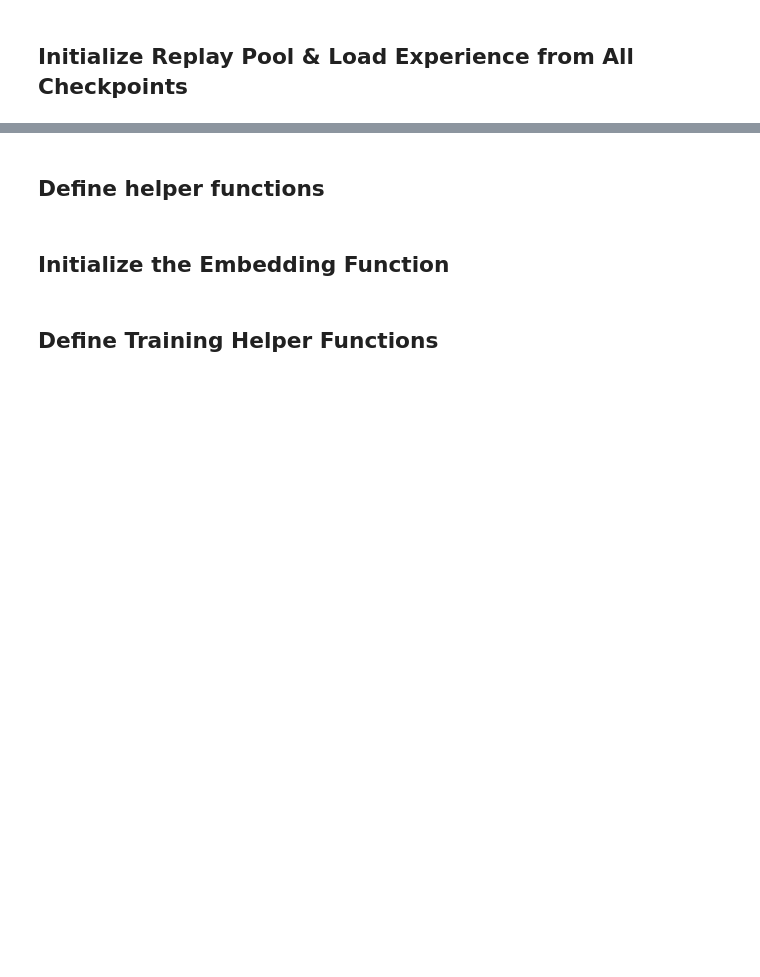
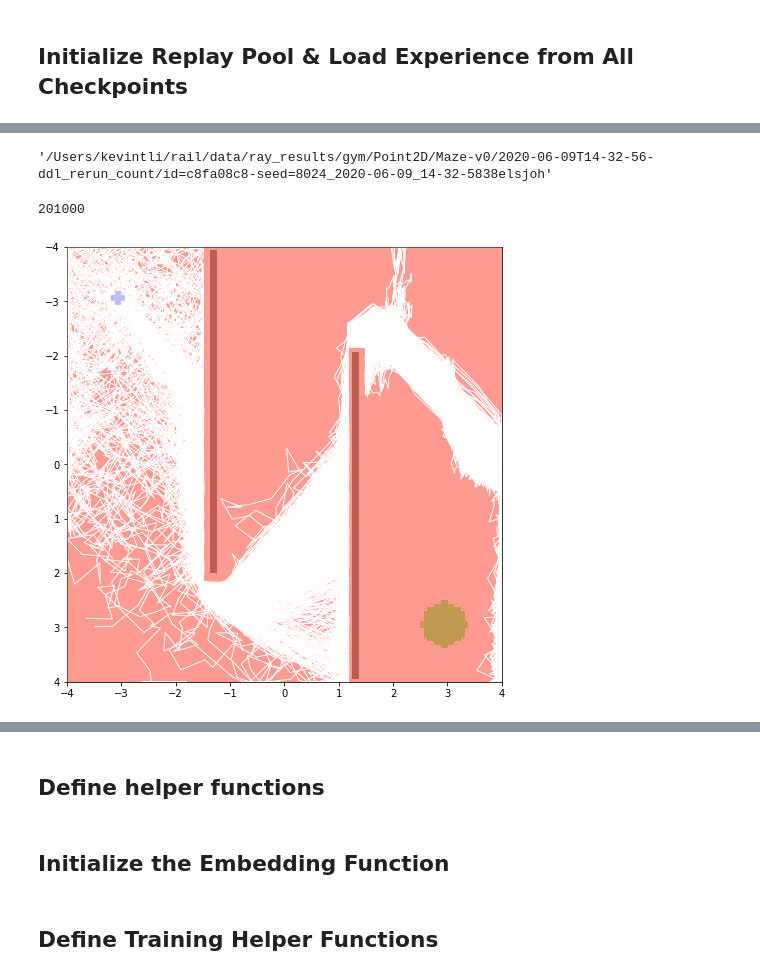
Before and after one commit to abhishekunique/RND-ashwin, a Jupyter notebook: notebooks/reward_learning/ground_truth_embedding.ipynb, the cells around one changed output, grey strips where cells are left out. Saved outputs shown, nothing was run; the diff lists cells and outputs as text; code cells hidden in the pictures; blank space fills up the shorter version.

```diff
--- a/notebooks/reward_learning/ground_truth_embedding.ipynb
+++ b/notebooks/reward_learning/ground_truth_embedding.ipynb
@@ -92,0 +104,21 @@ W0603 20:06:30.938560 140736058082176 hdf5_format.py:171] No training configurat
+# %%
+seed_path
+# %% [output]
+'/Users/kevintli/rail/data/ray_results/gym/Point2D/Maze-v0/2020-06-09T14-32-56-ddl_rerun_count/id=c8fa08c8-seed=8024_2020-06-09_14-32-5838elsjoh'
+# %%
+print(replay_pool.size)
+num_trajectories = replay_pool.size // max_path_length
+
+plt.figure(figsize=(8, 8))
+plt.imshow(train_env.render('rgb_array', width=128, height=128),
+           extent=(-4, 4, -4, 4), origin='lower', alpha=0.25, zorder=3)
+plt.gca().invert_yaxis()
+plt.gca().set_facecolor('xkcd:salmon')
+
+trajectories = replay_pool.last_n_batch(100 * num_trajectories)['observations']['state_observation'] \
+                    .reshape(num_trajectories, 100, -1)
+for i in range(num_trajectories):
+    plt.plot(trajectories[i,:,0], trajectories[i,:,1], color='w', linewidth=1)
+# %% [output]
+201000
+[figure, added]
```
Also changed, not shown: parts of 39 cells of this notebook.
